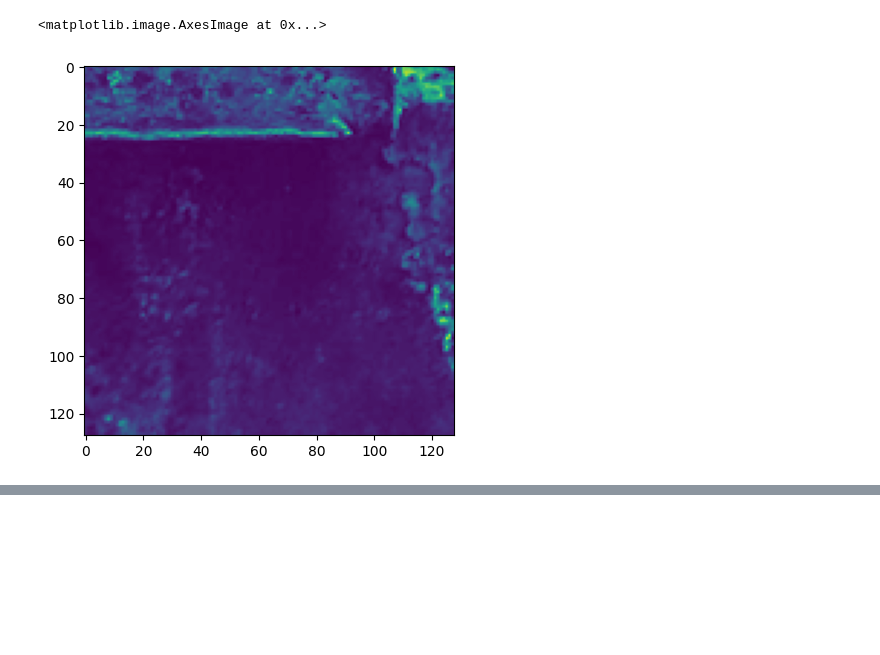
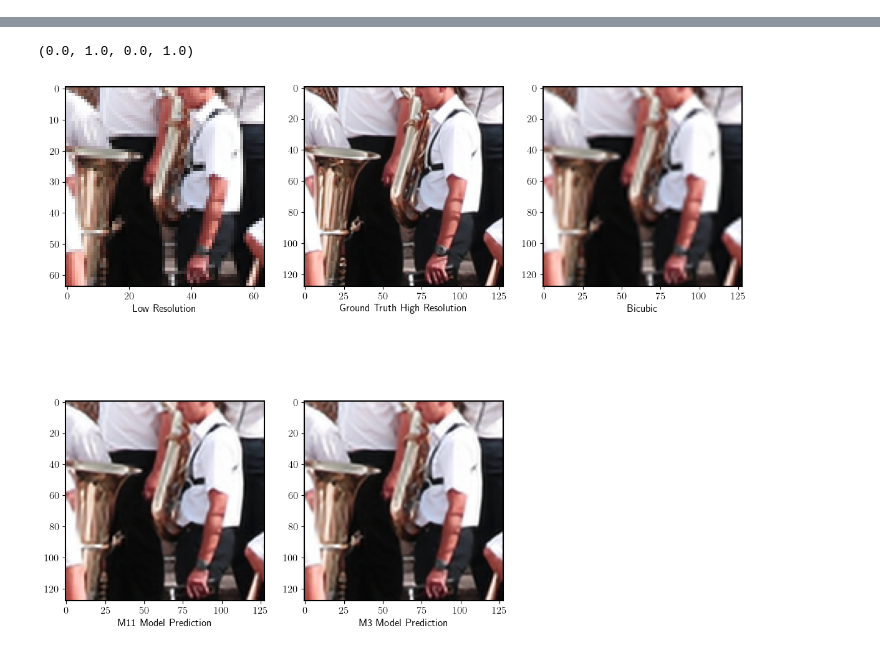
Before and after one commit to Vlam1r/sesr-jax, a Jupyter notebook: data_visualisation.ipynb, the cells around one changed output, grey strips where cells are left out. Saved outputs shown, nothing was run; the diff lists cells and outputs as text; code cells hidden in the pictures; blank space fills up the shorter version.

```diff
--- a/data_visualisation.ipynb
+++ b/data_visualisation.ipynb
@@ -41,5 +12,35 @@ plt.imshow(upscaled[0])
-# %%
-plt.imshow(im.hr[0])
-# %% [output]
-<matplotlib.image.AxesImage at 0x...>
-[figure, removed]
+# %%
+test_ds = test_data_preparation.get_test_dataset("div2k", batch_size=1)
+test_ds = iter(test_ds)
+# %%
+test_im_rgb = next(test_ds)
+# %%
+m11_network = models.model.Model(network="M11")
+m11_params = np.load("params_M11_300.npz", allow_pickle=True)
+m11_params = m11_params['arr_0'].item(0)
+m11_model_upscaled_image = test_data_preparation.upscale_image_with_model(test_im_rgb.lr, m11_network, m11_params)[0]/255
+m3_network = models.model.Model(network="M3")
+m3_params = np.load("params_M3_300.npz", allow_pickle=True)
+m3_params = m3_params['arr_0'].item(0)
+m3_model_upscaled_image = test_data_preparation.upscale_image_with_model(test_im_rgb.lr, m3_network, m3_params)[0]/255
+
+low_res = test_data_preparation.ycbcr_to_rgb(test_data_preparation.rgb_to_ycbcr(test_im_rgb.lr[0]))/255
+high_res = test_data_preparation.ycbcr_to_rgb(test_data_preparation.rgb_to_ycbcr(test_im_rgb.hr[0]))/255
+bicubic = tf.image.resize(low_res, (128, 128), method="bicubic")
+
+plt.rcParams['text.usetex'] = True
+plt.rcParams['font.size'] = 12
+plt.rcParams['axes.linewidth'] = 1.5
+fig, (row1, row2) = plt.subplots(2, 3, figsize=(14, 12))
+row1[0].imshow(low_res)
+row1[0].set_xlabel("Low Resolution")
+row1[1].imshow(high_res)
+row1[1].set_xlabel("Ground Truth High Resolution")
+row1[2].imshow(bicubic)
+row1[2].set_xlabel("Bicubic")
+row2[0].imshow(m11_model_upscaled_image)
+row2[0].set_xlabel("M11 Model Prediction")
+row2[1].imshow(m3_model_upscaled_image)
+row2[1].set_xlabel("M3 Model Prediction")
+row2[2].axis("off")
+# %% [output]
@@ -45,0 +52,2 @@ plt.imshow(im.hr[0])
+(0.0, 1.0, 0.0, 1.0)
+[figure, added]
```
Also changed, not shown: parts of 21 cells of this notebook, 1 other file.
